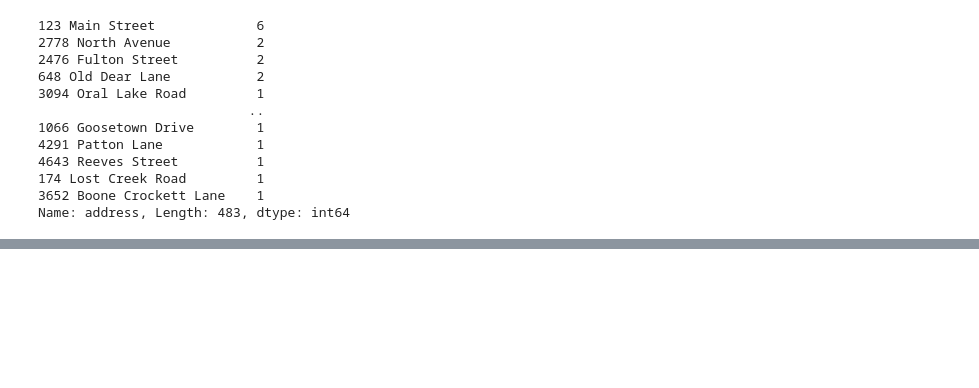
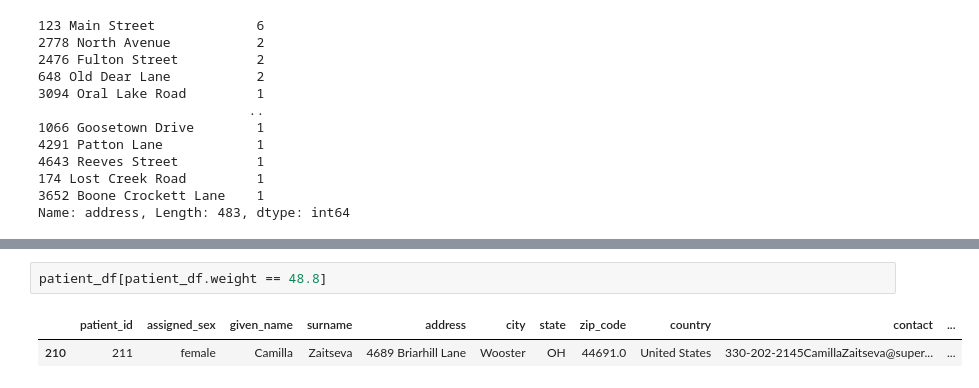
Before and after one commit to Bankrid/Auralin-Data-Analysis, a Jupyter notebook: Auralin.ipynb, the cells around one changed output, grey strips where cells are left out. Drawn from its saved outputs; the diff is of its cells as text; blank space fills up the shorter version.

```diff
--- a/Auralin.ipynb
+++ b/Auralin.ipynb
@@ -178,0 +227,5 @@ patient_df
+# %%
+patient_df[patient_df.weight == 48.8]
+# %% [output]
+|  | patient_id | assigned_sex | given_name | surname | address | city | state | zip_code | country | contact | ... |
+| 210 | 211 | female | Camilla | Zaitseva | 4689 Briarhill Lane | Wooster | OH | 44691.0 | United States | 330-202-2145CamillaZaitseva@super... | ... |
```
Also changed, not shown: parts of 12 cells of this notebook.
